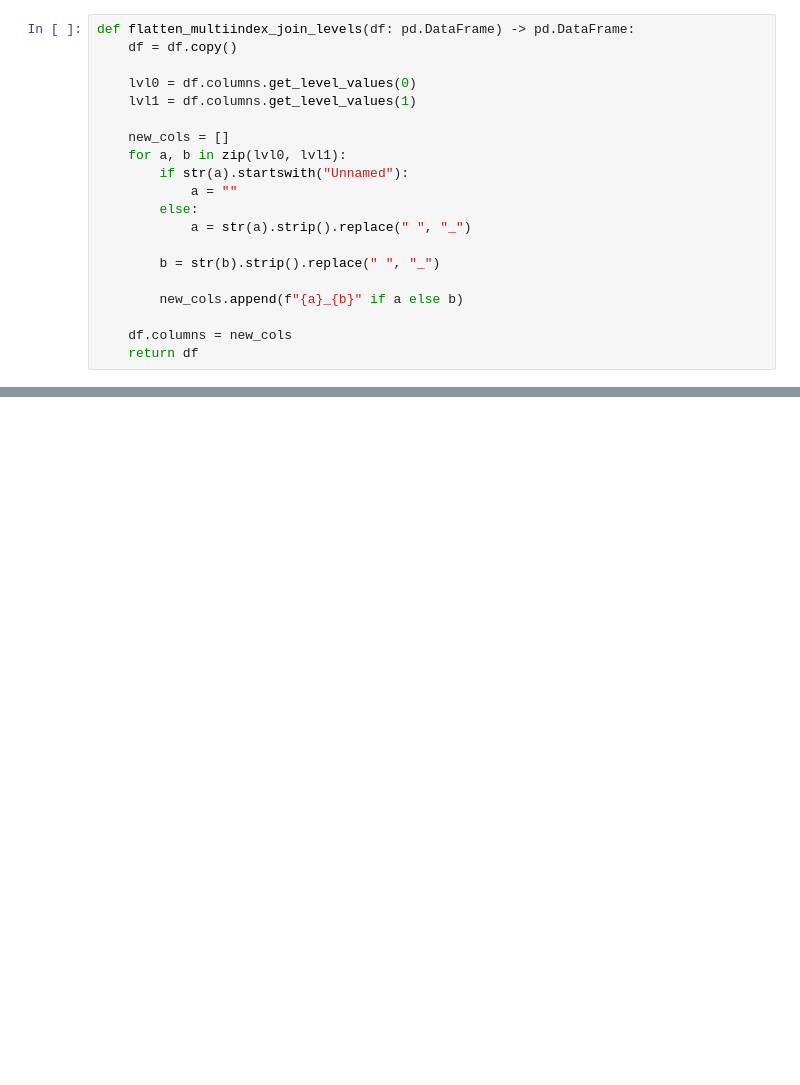
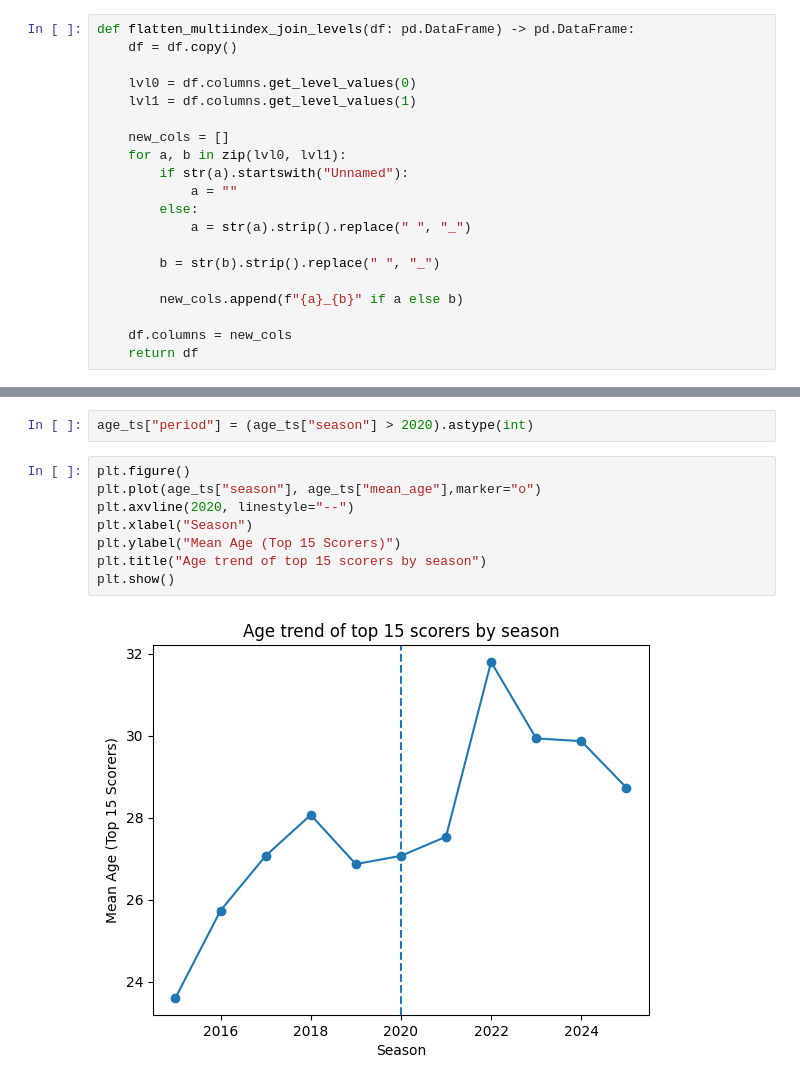
Before and after one commit to datorrado/Ageism-on-strikers-in-the-Colombian-football-league, a Jupyter notebook: ColombianFootball.ipynb, the cells around one changed output, grey strips where cells are left out. Cells and saved outputs as stored; diff of their text form; blank space fills up the shorter version.

```diff
--- a/ColombianFootball.ipynb
+++ b/ColombianFootball.ipynb
@@ -275,0 +426,12 @@ Saved Top15_FPC_all_seasons.csv
+# %%
+age_ts["period"] = (age_ts["season"] > 2020).astype(int)
+# %%
+plt.figure()
+plt.plot(age_ts["season"], age_ts["mean_age"],marker="o")
+plt.axvline(2020, linestyle="--")
+plt.xlabel("Season")
+plt.ylabel("Mean Age (Top 15 Scorers)")
+plt.title("Age trend of top 15 scorers by season")
+plt.show()
+# %% [output]
+[figure, added]
```
Also changed, not shown: parts of 69 cells of this notebook.
